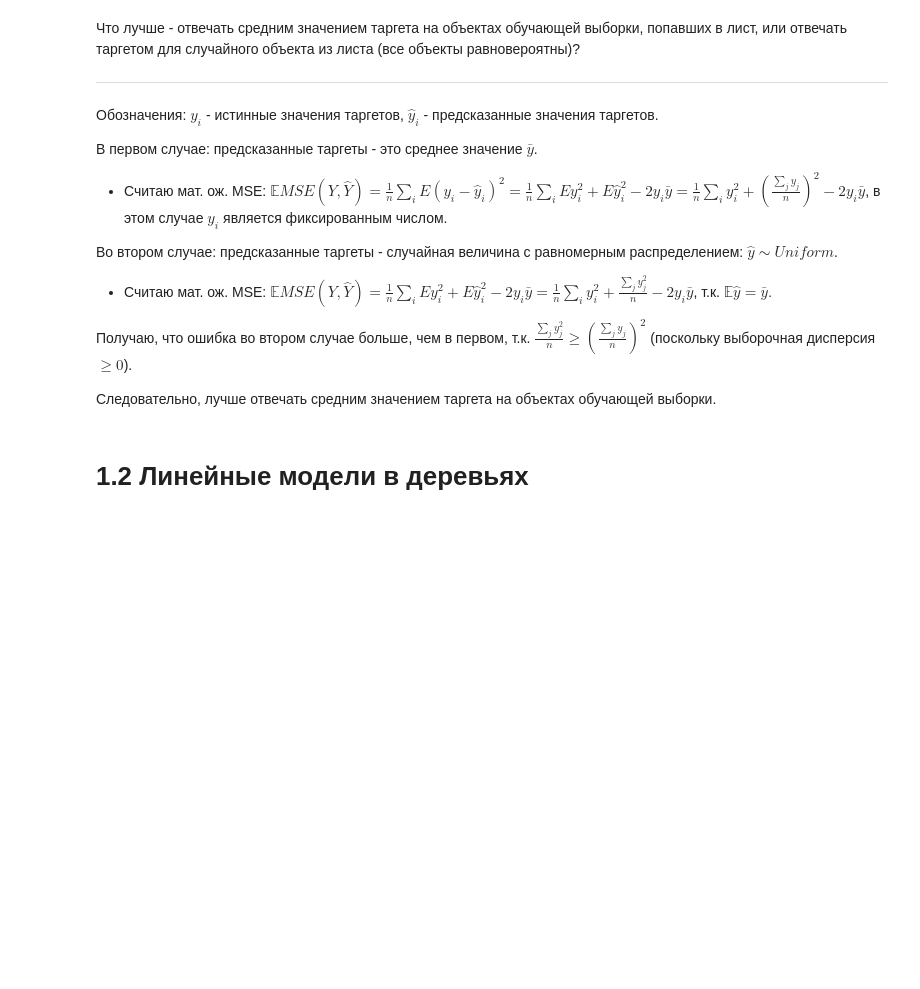
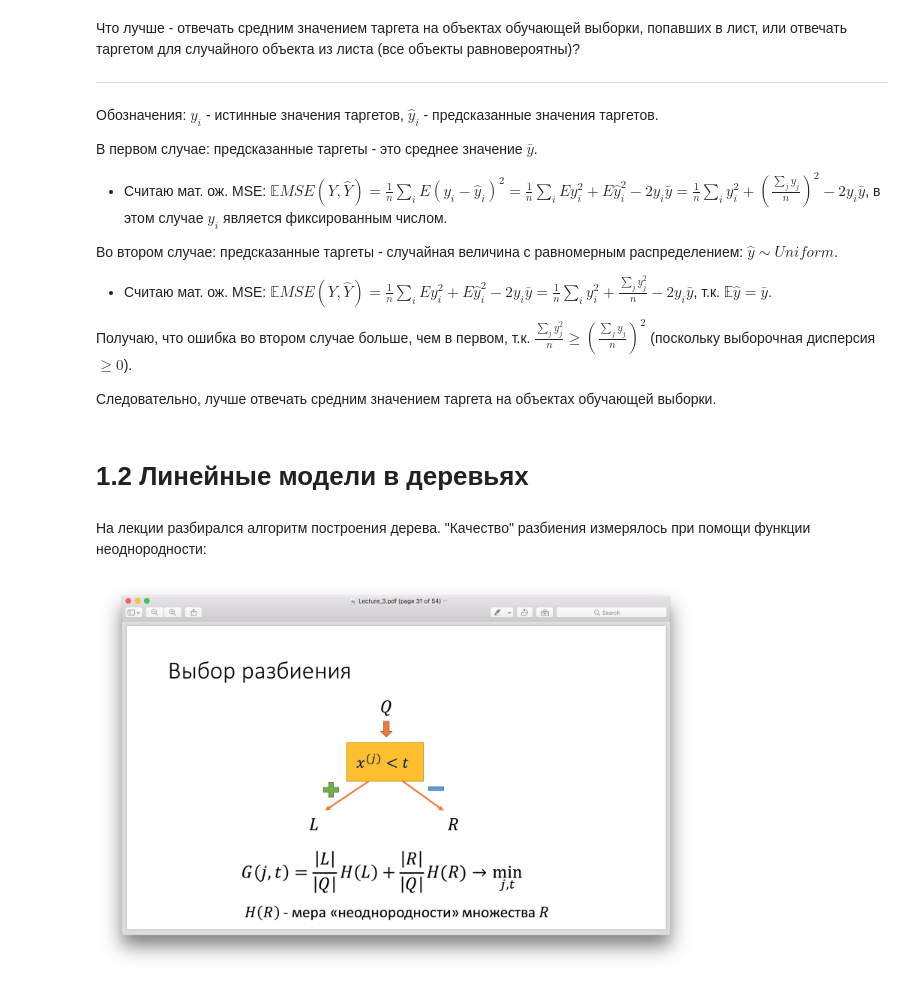
Before and after one commit to akarazeev/ML-6-7sem-MIPT-2017, a Jupyter notebook: hw2/hw2.ipynb, the cells around one changed output. Saved outputs shown, nothing was run; the diff lists cells and outputs as text; code cells hidden in the pictures; blank space fills up the shorter version.

```diff
--- a/hw2/hw2.ipynb
+++ b/hw2/hw2.ipynb
@@ -27,3 +28,9 @@ import matplotlib.pyplot as plt
 Следовательно, лучше отвечать средним значением таргета на объектах обучающей выборки.
 # %% [markdown]
 # 1.2 Линейные модели в деревьях
+# %% [markdown]
+На лекции разбирался алгоритм построения дерева. "Качество" разбиения измерялось при помощи функции неоднородности:
+# %%
+Image('fig1.png', width=600, height=600)
+# %% [output]
+[figure, added]
```
Also changed, not shown: parts of 5 cells of this notebook, 2 other files.
